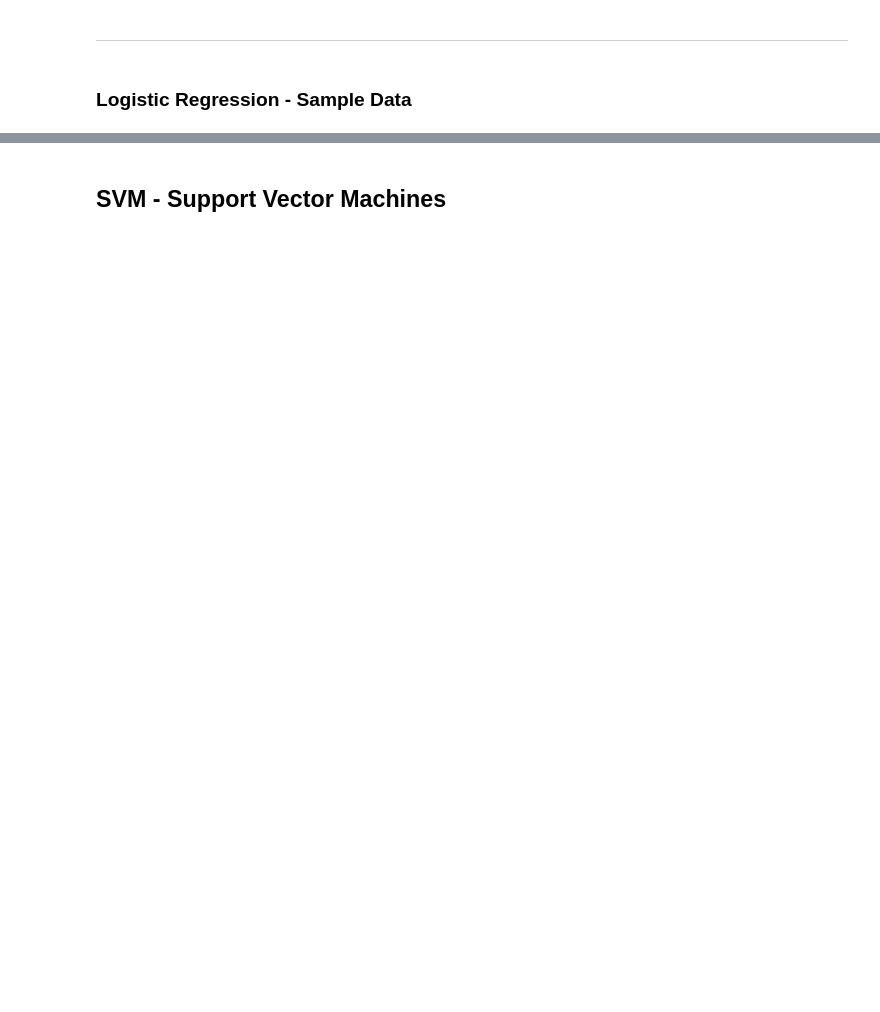
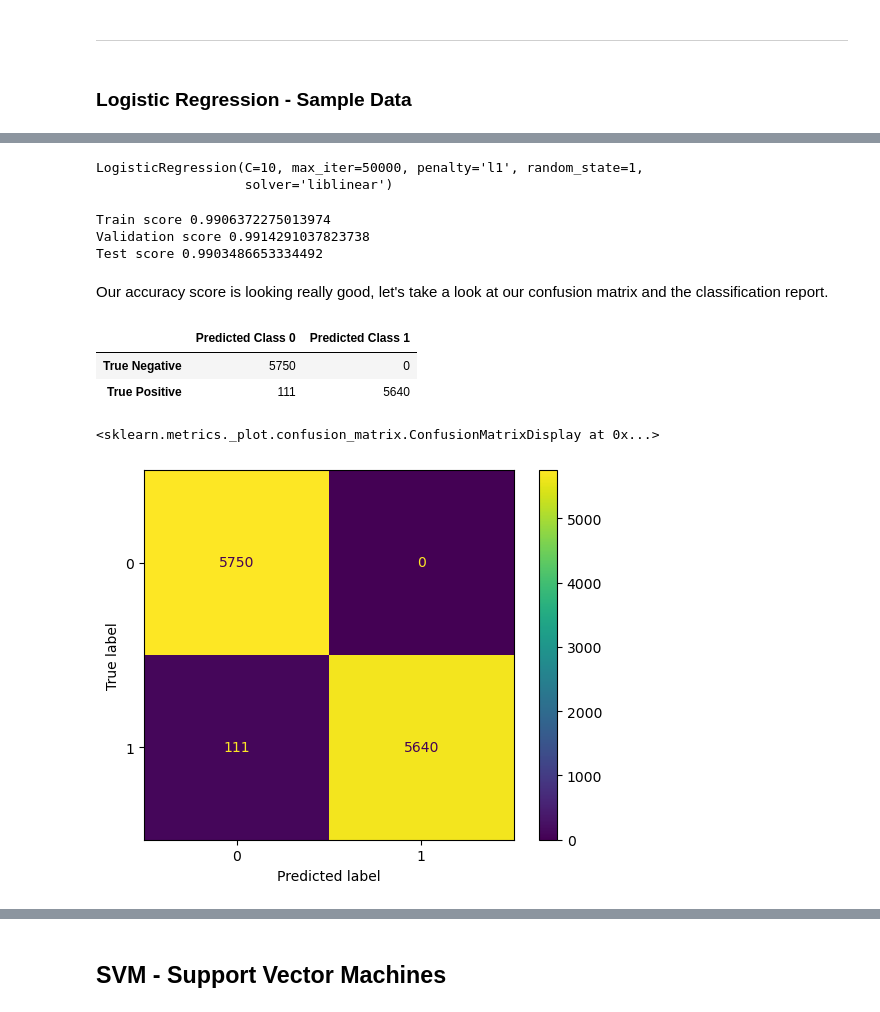
Before and after one commit to renishk2/nasdaq_100_stock_movement_predictor, a Jupyter notebook: Notebooks/Modelling (Book4).ipynb, the cells around one changed output, grey strips where cells are left out. Drawn from its saved outputs; the diff is of its cells as text; code cells hidden in the pictures; blank space fills up the shorter version.

```diff
--- a/Notebooks/Modelling (Book4).ipynb
+++ b/Notebooks/Modelling (Book4).ipynb
@@ -504,0 +683,22 @@ joblib.dump(logreg_fit_grid, 'logreg.pkl')
+# %%
+# Logistic Regression
+
+# Intializing the log reg
+logreg = LogisticRegression(C=10, solver='liblinear', penalty='l1', max_iter=50000, random_state=1)
+# %%
+# Fitting our training data
+logreg.fit(X_train_scaled, y_train)
+# %% [output]
+LogisticRegression(C=10, max_iter=50000, penalty='l1', random_state=1,
+                   solver='liblinear')
+# %%
+# Printing results
+print("Train score", logreg.score(X_train_scaled, y_train))
+print("Validation score", logreg.score(X_val_scaled, y_val))
+print("Test score", logreg.score(X_test_scaled, y_test))
+# %% [output]
+Train score 0.9906372275013974
+Validation score 0.9914291037823738
+Test score 0.9903486653334492
+# %% [markdown]
+Our accuracy score is looking really good, let's take a look at our confusion matrix and the classification report.
@@ -504,0 +709,23 @@ joblib.dump(logreg_fit_grid, 'logreg.pkl')
+# %%
+# Confusion Matrix
+
+# Generate confusion matrix
+cf_matrix = confusion_matrix(y_test, y_pred_optimized)
+# Label rows and columns
+cf_df = pd.DataFrame(
+    cf_matrix,
+    columns=["Predicted Class 0", "Predicted Class 1"],
+    index=["True Negative", "True Positive"]
+)
+display(cf_df)
+# %% [output]
+|  | Predicted Class 0 | Predicted Class 1 |
+| True Negative | 5750 | 0 |
+| True Positive | 111 | 5640 |
+# %%
+# Confusion Matrix Display
+
+ConfusionMatrixDisplay.from_estimator(logreg, X_test_scaled, y_test)
+# %% [output]
+<sklearn.metrics._plot.confusion_matrix.ConfusionMatrixDisplay at 0x...>
+[figure, added]
```
Also changed, not shown: parts of 133 cells of this notebook, 1 other file.
